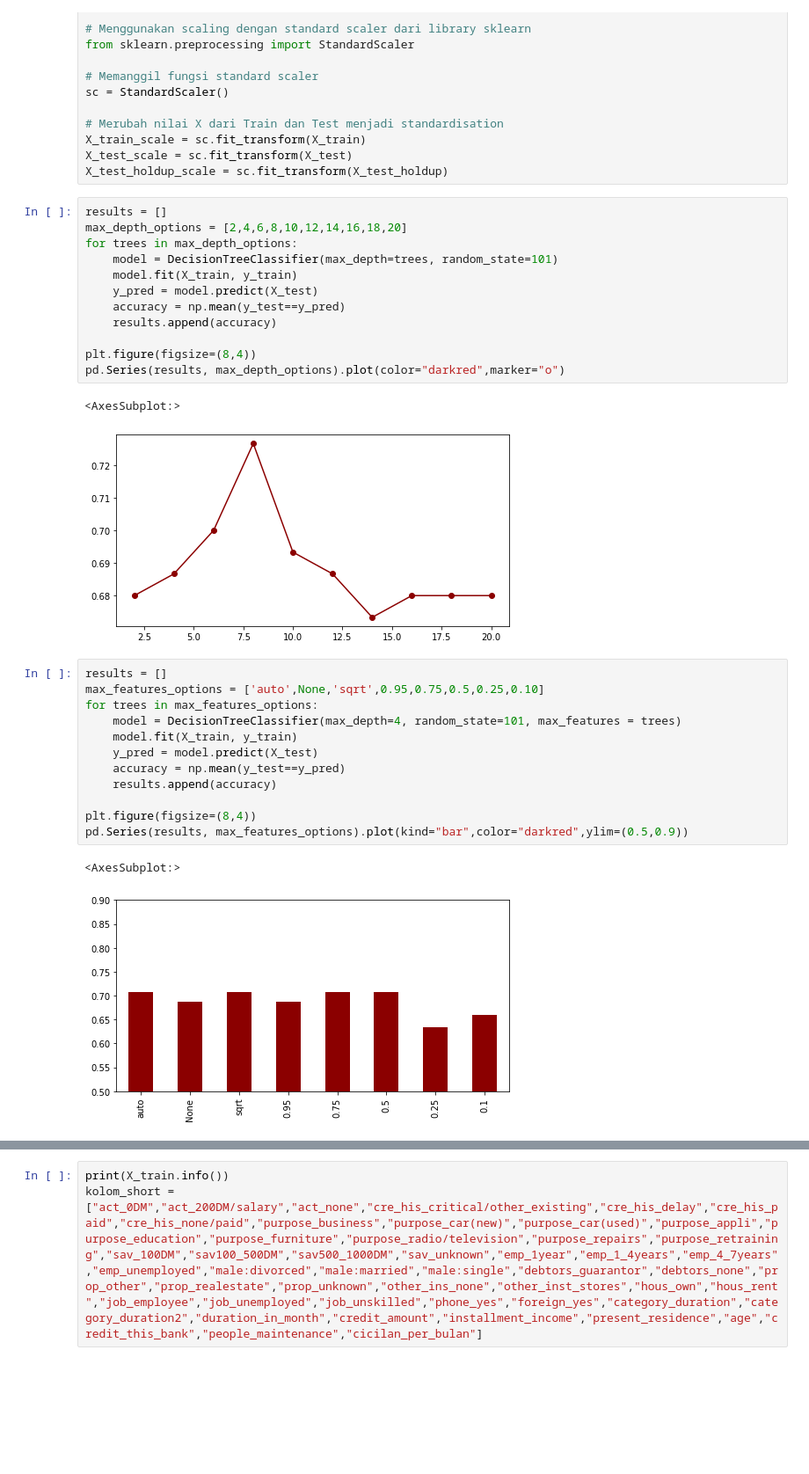
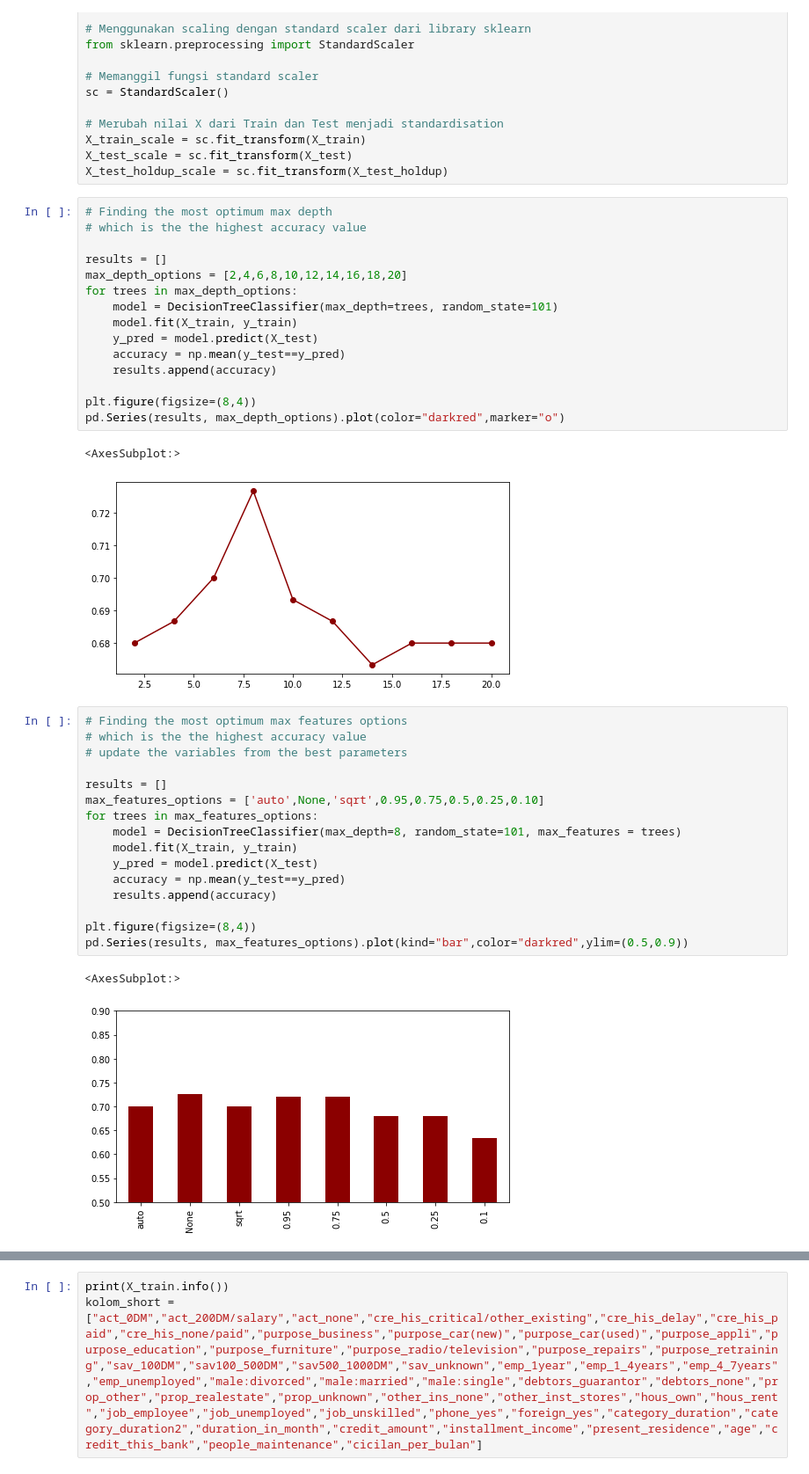
Before and after one commit to IndraLukasTjahaja/Python201_Modeling, a Jupyter notebook: 04_PY_modeling_decision_tree.ipynb, the cells around one changed output, grey strips where cells are left out. Shown at 88% size. Saved outputs shown, nothing was run; the diff lists cells and outputs as text; blank space fills up the shorter version.

```diff
--- a/04_PY_modeling_decision_tree.ipynb
+++ b/04_PY_modeling_decision_tree.ipynb
@@ -107,6 +107,9 @@ X_train_scale = sc.fit_transform(X_train)
 X_test_scale = sc.fit_transform(X_test)
 X_test_holdup_scale = sc.fit_transform(X_test_holdup)
 # %%
+# Finding the most optimum max depth
+# which is the the highest accuracy value
+
 results = []
 max_depth_options = [2,4,6,8,10,12,14,16,18,20]
 for trees in max_depth_options:
@@ -122,18 +125,22 @@ pd.Series(results, max_depth_options).plot(color="darkred",marker="o")
 <AxesSubplot:>
 [figure]
 # %%
+# Finding the most optimum max features options
+# which is the the highest accuracy value
+# update the variables from the best parameters
+
 results = []
 max_features_options = ['auto',None,'sqrt',0.95,0.75,0.5,0.25,0.10]
 for trees in max_features_options:
-    model = DecisionTreeClassifier(max_depth=4, random_state=101, max_features = trees)
+    model = DecisionTreeClassifier(max_depth=8, random_state=101, max_features = trees)
     model.fit(X_train, y_train)
     y_pred = model.predict(X_test)
     accuracy = np.mean(y_test==y_pred)
     results.append(accuracy)
 
 plt.figure(figsize=(8,4))
 pd.Series(results, max_features_options).plot(kind="bar",color="darkred",ylim=(0.5,0.9))
 # %% [output]
 <AxesSubplot:>
-[figure, old version]
+[figure, new version]
 # %%
```
Also changed, not shown: parts of 2 cells of this notebook, 4 other files.
